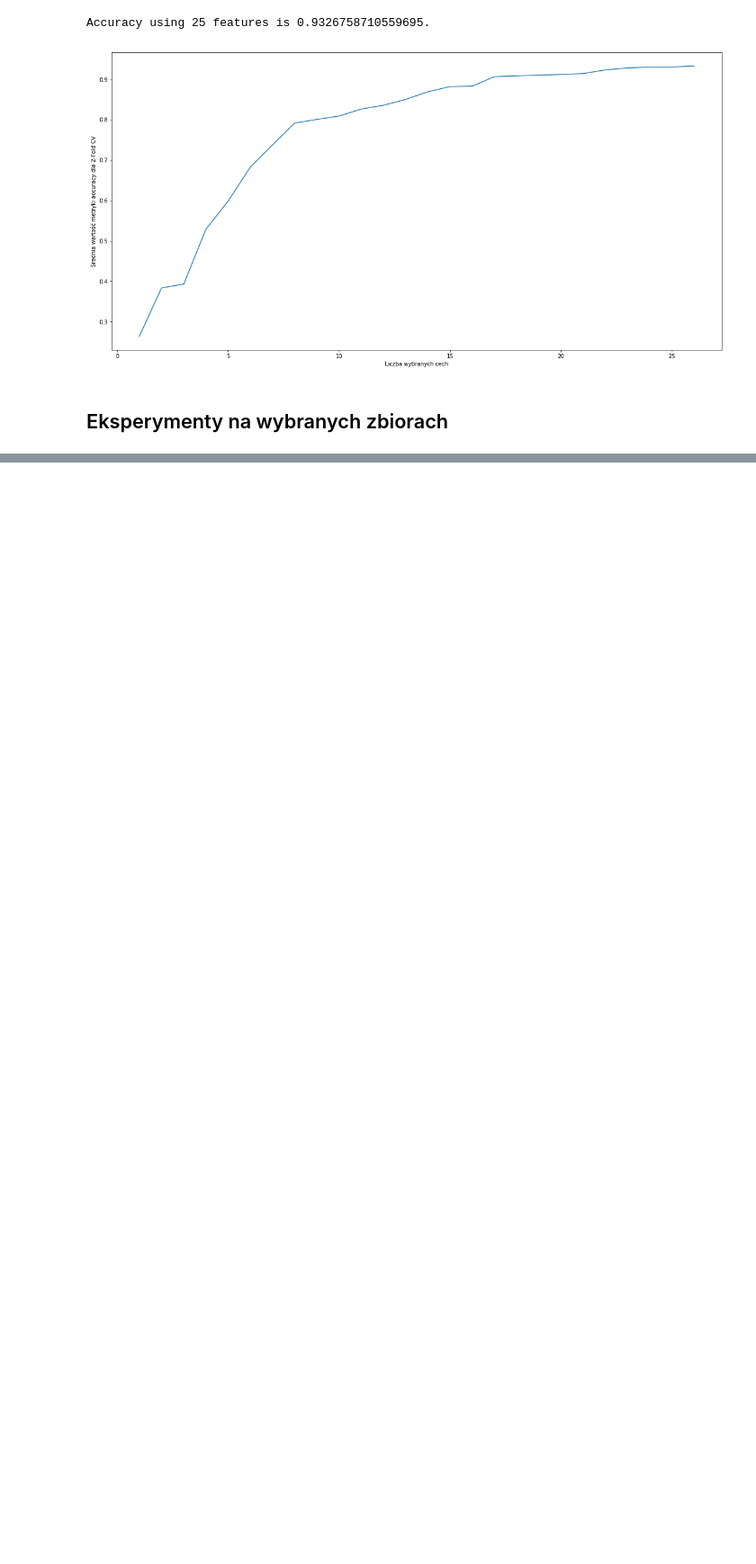
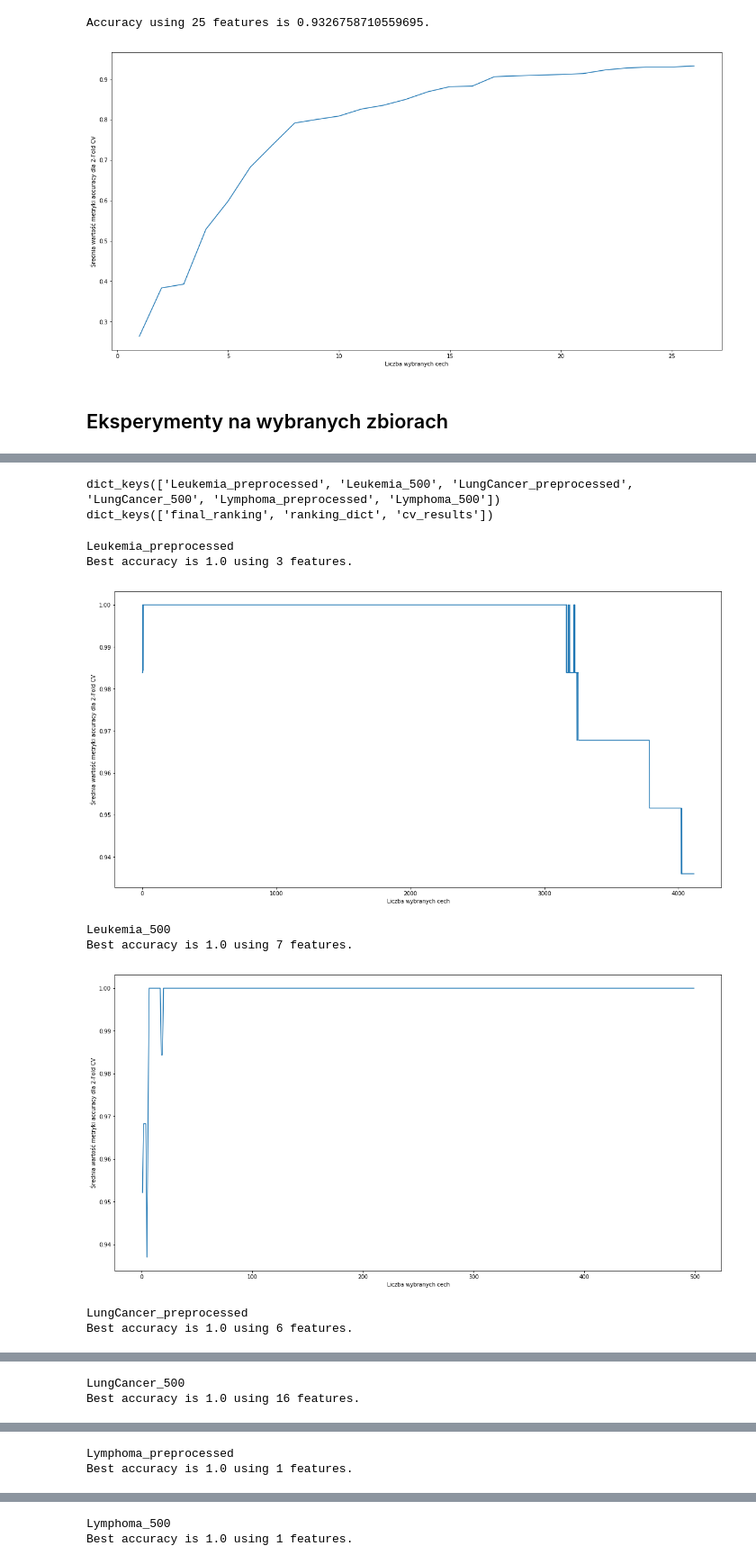
Before and after one commit to Sowul/18z_mpb, a Jupyter notebook: 18z_mpb.ipynb, the cells around one changed output, grey strips where cells are left out. Shown at 90% size. Cells and saved outputs as stored; diff of their text form; code cells hidden in the pictures; blank space fills up the shorter version.

```diff
--- a/18z_mpb.ipynb
+++ b/18z_mpb.ipynb
@@ -100,16 +101,19 @@ else:
 
 XX = []
 yy = []
+features = []
 
 for dataset_preprocessed_path, dataset_500_path in zip(datasets_preprocessed_paths, datasets_500_paths):
     print(f'Preparing {dataset_preprocessed_path}...')
-    X, y = prepare_data(dataset_preprocessed_path)
+    X, y, f = prepare_data(dataset_preprocessed_path)
     XX.append(X)
     yy.append(y)
+    features.append(f)
     print(f'Preparing {dataset_500_path}...')
-    X, y = prepare_data(dataset_500_path)
+    X, y, f = prepare_data(dataset_500_path)
     XX.append(X)
     yy.append(y)
+    features.append(f)
     print('Done.')
     print()
 else:
@@ -166,13 +170,16 @@ def recursive_feature_elimination(X, y, verbose=0):
 
         # Create SVM model using a linear kernel
         clf = SVC(kernel='linear', gamma='auto')
-        if verbose > 0:
+
+        if verbose >= 0:
             print(f'Fitting classifier with {features_left} features.')
+        else:
+            pass
 
         clf.fit(X[:, features], y)
         # Get cv score on remaining features
         cv_results.append(cross_val_score(clf, X[:, features], y,
-                            scoring='accuracy', cv=StratifiedKFold(2)).mean())
+                            scoring='accuracy', cv=StratifiedKFold(2), n_jobs=1).mean())
 
         # Calc ranks
         ranks = clf.coef_ ** 2
@@ -202,9 +209,10 @@ def recursive_feature_elimination(X, y, verbose=0):
     else:
         final_ranking = list(ranking_dict.items())
         if sum(range(1, n_features+1)) == sum(rank for feature, rank in final_ranking):
-            print(f'\nRFECV took {time() - start:.2f} seconds.')
-            print('\nfinal ranking:\n', final_ranking)
-            print('\nranking:\n', ranking_dict)
+            if verbose > 0:
+                print(f'\nRFECV took {time() - start:.2f} seconds.')
+                print('\nfinal ranking:\n', final_ranking)
+                print('\nranking:\n', ranking_dict)
             return final_ranking, ranking_dict, list(reversed(cv_results))
         else:
             print("Something's wrong...")
@@ -270,0 +305,13 @@ Accuracy using 25 features is 0.9326758710559695.
+# %%
+import itertools
+
+datasets = list(itertools.chain.from_iterable(zip(datasets_preprocessed_paths, datasets_500_paths)))
+results = {}
+
+for dataset, X, y in zip(datasets, XX, yy):
+    dataset = dataset.split('/')[-1].split('.')[0]
+    print(f'dataset: {dataset}')
+    final_ranking, ranking_dict, cv_results = recursive_feature_elimination(X, y, verbose=0)
+    results[dataset] = {'final_ranking': final_ranking, 'ranking_dict': ranking_dict, 'cv_results': cv_results}
+else:
+    print('Done.')
@@ -270,0 +338,21 @@ Accuracy using 25 features is 0.9326758710559695.
+# %%
+print(results.keys())
+print(results[list(results.keys())[0]].keys())
+# %% [output]
+dict_keys(['Leukemia_preprocessed', 'Leukemia_500', 'LungCancer_preprocessed', 'LungCancer_500', 'Lymphoma_preprocessed', 'Lymphoma_500'])
+dict_keys(['final_ranking', 'ranking_dict', 'cv_results'])
+# %%
+keys = list(results.keys())
+
+for key in keys:
+    print(key)
+    plot(results[key]['cv_results'])
+# %% [output]
+Leukemia_preprocessed
+Best accuracy is 1.0 using 3 features.
+[figure, added]
+Leukemia_500
+Best accuracy is 1.0 using 7 features.
+[figure, added]
+LungCancer_preprocessed
+Best accuracy is 1.0 using 6 features.
@@ -270,0 +360,2 @@ Accuracy using 25 features is 0.9326758710559695.
+LungCancer_500
+Best accuracy is 1.0 using 16 features.
@@ -270,0 +363,2 @@ Accuracy using 25 features is 0.9326758710559695.
+Lymphoma_preprocessed
+Best accuracy is 1.0 using 1 features.
@@ -270,0 +366,2 @@ Accuracy using 25 features is 0.9326758710559695.
+Lymphoma_500
+Best accuracy is 1.0 using 1 features.
```
Also changed, not shown: parts of 15 cells of this notebook.
